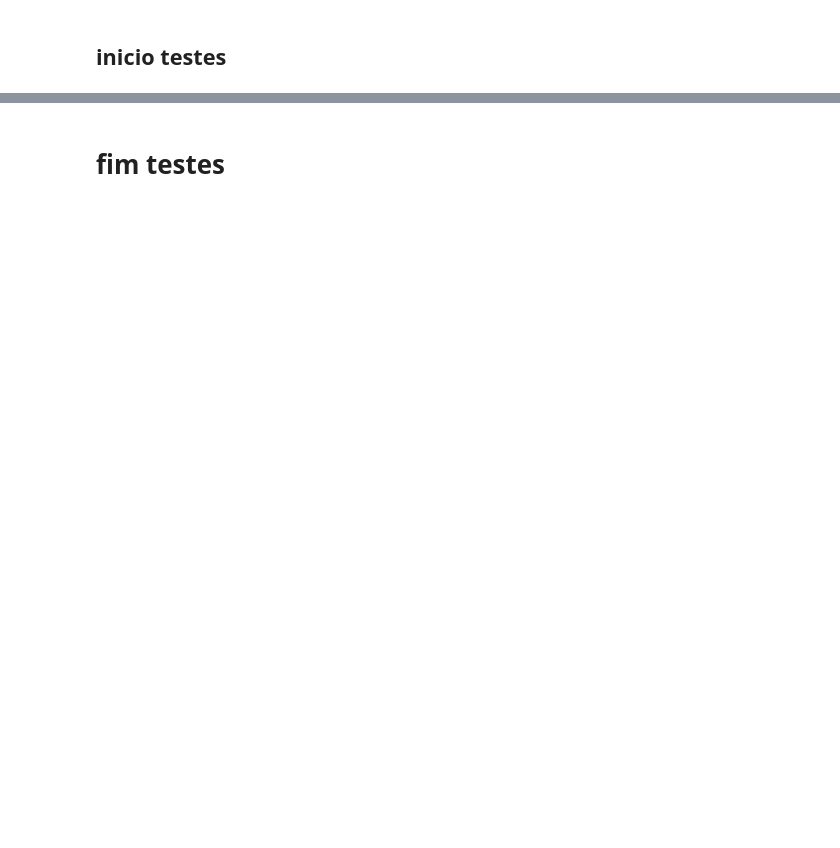
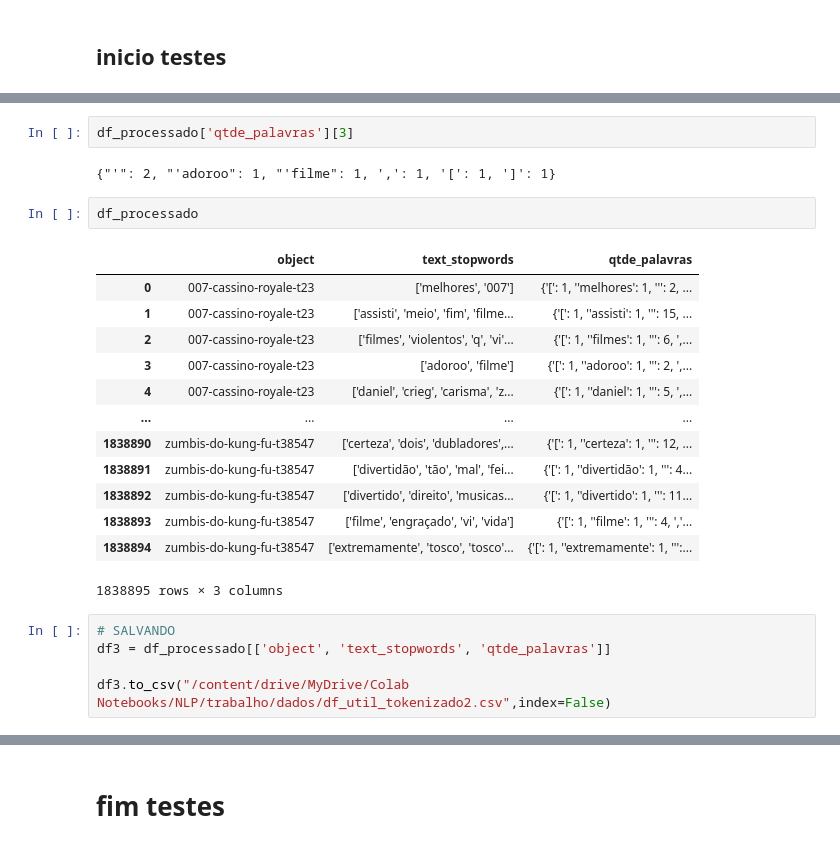
Before and after one commit to hericax/Pos, a Jupyter notebook: projeto_NLP/projeto4_NLP.IPYNB, the cells around one changed output, grey strips where cells are left out. Cells and saved outputs as stored; diff of their text form; blank space fills up the shorter version.

```diff
--- a/projeto_NLP/projeto4_NLP.IPYNB
+++ b/projeto_NLP/projeto4_NLP.IPYNB
@@ -320,0 +433,25 @@ dicionario_bigrama = corpora.Dictionary(df_movies['text_stopwords'].values)
+# %%
+df_processado['qtde_palavras'][3]
+# %% [output]
+{"'": 2, "'adoroo": 1, "'filme": 1, ',': 1, '[': 1, ']': 1}
+# %%
+df_processado
+# %% [output]
+|  | object | text_stopwords | qtde_palavras |
+| 0 | 007-cassino-royale-t23 | ['melhores', '007'] | {'[': 1, ''melhores': 1, ''': 2, ... |
+| 1 | 007-cassino-royale-t23 | ['assisti', 'meio', 'fim', 'filme... | {'[': 1, ''assisti': 1, ''': 15, ... |
+| 2 | 007-cassino-royale-t23 | ['filmes', 'violentos', 'q', 'vi'... | {'[': 1, ''filmes': 1, ''': 6, ',... |
+| 3 | 007-cassino-royale-t23 | ['adoroo', 'filme'] | {'[': 1, ''adoroo': 1, ''': 2, ',... |
+| 4 | 007-cassino-royale-t23 | ['daniel', 'crieg', 'carisma', 'z... | {'[': 1, ''daniel': 1, ''': 5, ',... |
+| ... | ... | ... | ... |
+| 1838890 | zumbis-do-kung-fu-t38547 | ['certeza', 'dois', 'dubladores',... | {'[': 1, ''certeza': 1, ''': 12, ... |
+| 1838891 | zumbis-do-kung-fu-t38547 | ['divertidão', 'tão', 'mal', 'fei... | {'[': 1, ''divertidão': 1, ''': 4... |
+| 1838892 | zumbis-do-kung-fu-t38547 | ['divertido', 'direito', 'musicas... | {'[': 1, ''divertido': 1, ''': 11... |
+| 1838893 | zumbis-do-kung-fu-t38547 | ['filme', 'engraçado', 'vi', 'vida'] | {'[': 1, ''filme': 1, ''': 4, ','... |
+| 1838894 | zumbis-do-kung-fu-t38547 | ['extremamente', 'tosco', 'tosco'... | {'[': 1, ''extremamente': 1, ''':... |
+1838895 rows × 3 columns
+# %%
+# SALVANDO
+df3 = df_processado[['object', 'text_stopwords', 'qtde_palavras']]
+
+df3.to_csv("/content/drive/MyDrive/Colab Notebooks/NLP/trabalho/dados/df_util_tokenizado2.csv",index=False)
```
Also changed, not shown: parts of 63 cells of this notebook.
